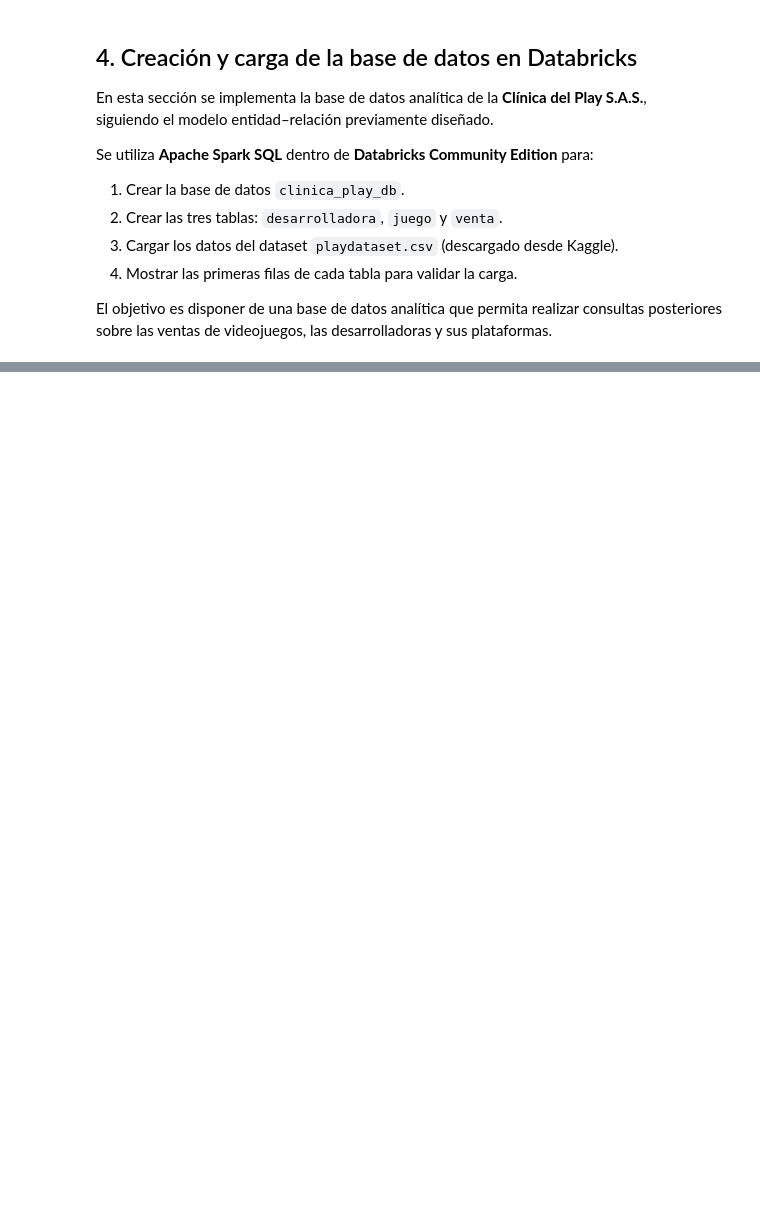
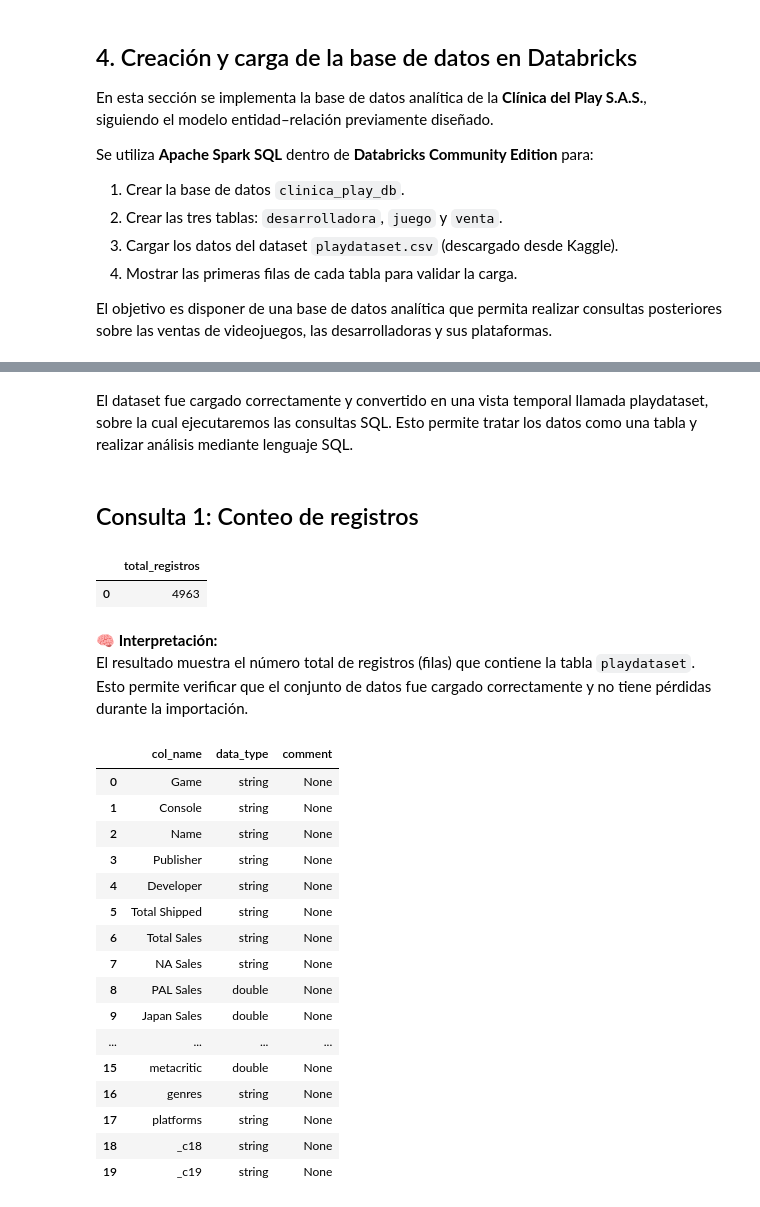
Before and after one commit to justinbeckham1204/Actividad_1, a Jupyter notebook: src/bigdata/Actividad_1.ipynb, the cells around one changed output, grey strips where cells are left out. Saved outputs shown, nothing was run; the diff lists cells and outputs as text; code cells hidden in the pictures; blank space fills up the shorter version.

```diff
--- a/src/bigdata/Actividad_1.ipynb
+++ b/src/bigdata/Actividad_1.ipynb
@@ -149,0 +288,14 @@ posteriores sobre las ventas de videojuegos, las desarrolladoras y sus plataform
+# %%
+from pyspark.sql import SparkSession
+
+# Crear la sesión de Spark
+spark = SparkSession.builder.appName("Actividad_BigData_Punto4").getOrCreate()
+
+# Cargar el dataset (delimitado por ;)
+df = spark.read.csv("playdataset.csv", header=True, sep=";", inferSchema=True)
+
+# Registrar la tabla temporal para consultas SQL
+df.createOrReplaceTempView("playdataset")
+
+# Mostrar una vista previa de los datos
+df.show(5, truncate=False)
@@ -149,0 +319,42 @@ posteriores sobre las ventas de videojuegos, las desarrolladoras y sus plataform
+# %% [markdown]
+El dataset fue cargado correctamente y convertido en una vista temporal llamada playdataset, sobre la cual ejecutaremos las consultas SQL.
+Esto permite tratar los datos como una tabla y realizar análisis mediante lenguaje SQL.
+# %% [markdown]
+## Consulta 1: Conteo de registros
+# %%
+# Importamos las librerías necesarias
+import pandas as pd
+
+# 🟢 1️⃣ Conteo de registros
+conteo = spark.sql("SELECT COUNT(*) AS total_registros FROM playdataset")
+display(pd.DataFrame(conteo.collect(), columns=conteo.columns))
+# %% [output]
+|  | total_registros |
+| 0 | 4963 |
+# %% [markdown]
+
+**🧠 Interpretación:**
+El resultado muestra el número total de registros (filas) que contiene la tabla `playdataset`.
+Esto permite verificar que el conjunto de datos fue cargado correctamente y no tiene pérdidas durante la importación.
+# %%
+# 🟢 2️⃣ Descripción de columnas y tipos de datos
+descripcion = spark.sql("DESCRIBE TABLE playdataset")
+display(pd.DataFrame(descripcion.collect(), columns=descripcion.columns))
+# %% [output]
+|  | col_name | data_type | comment |
+| 0 | Game | string | None |
+| 1 | Console | string | None |
+| 2 | Name | string | None |
+| 3 | Publisher | string | None |
+| 4 | Developer | string | None |
+| 5 | Total Shipped | string | None |
+| 6 | Total Sales | string | None |
+| 7 | NA Sales | string | None |
+| 8 | PAL Sales | double | None |
+| 9 | Japan Sales | double | None |
+| ... | ... | ... | ... |
+| 15 | metacritic | double | None |
+| 16 | genres | string | None |
+| 17 | platforms | string | None |
+| 18 | _c18 | string | None |
+| 19 | _c19 | string | None |
```
Also changed, not shown: parts of 16 cells of this notebook, 5 other files.
